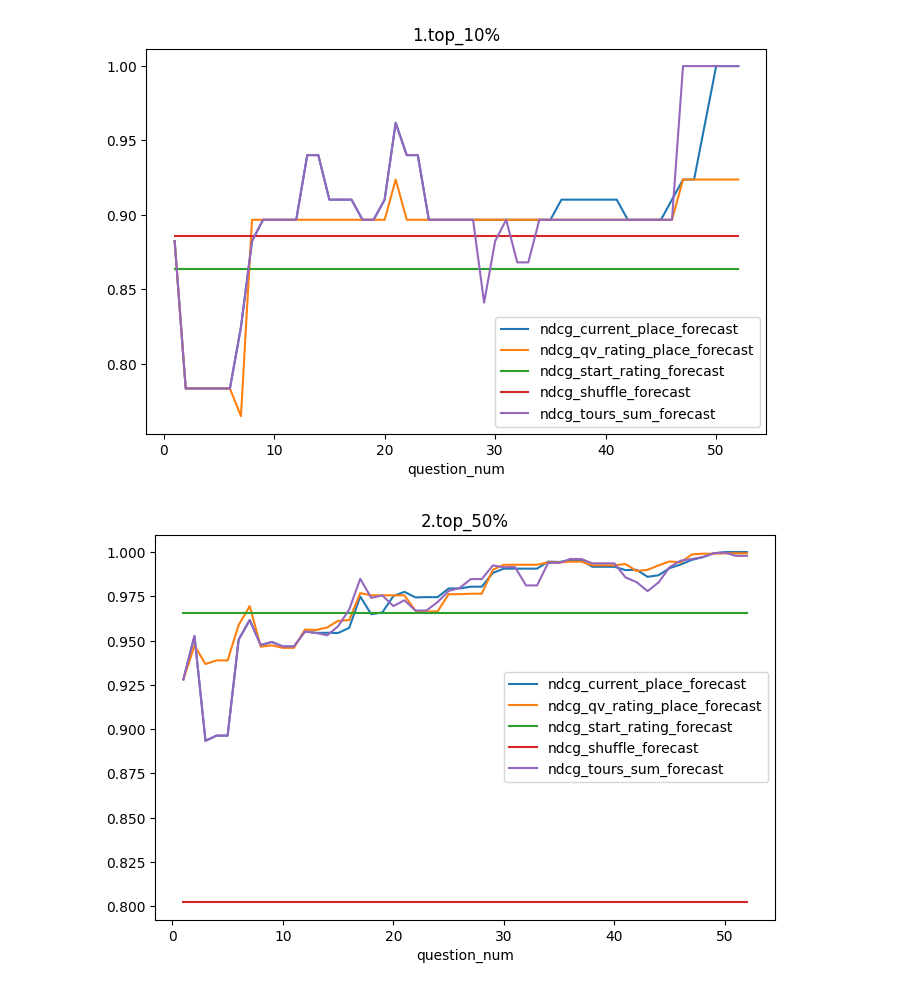
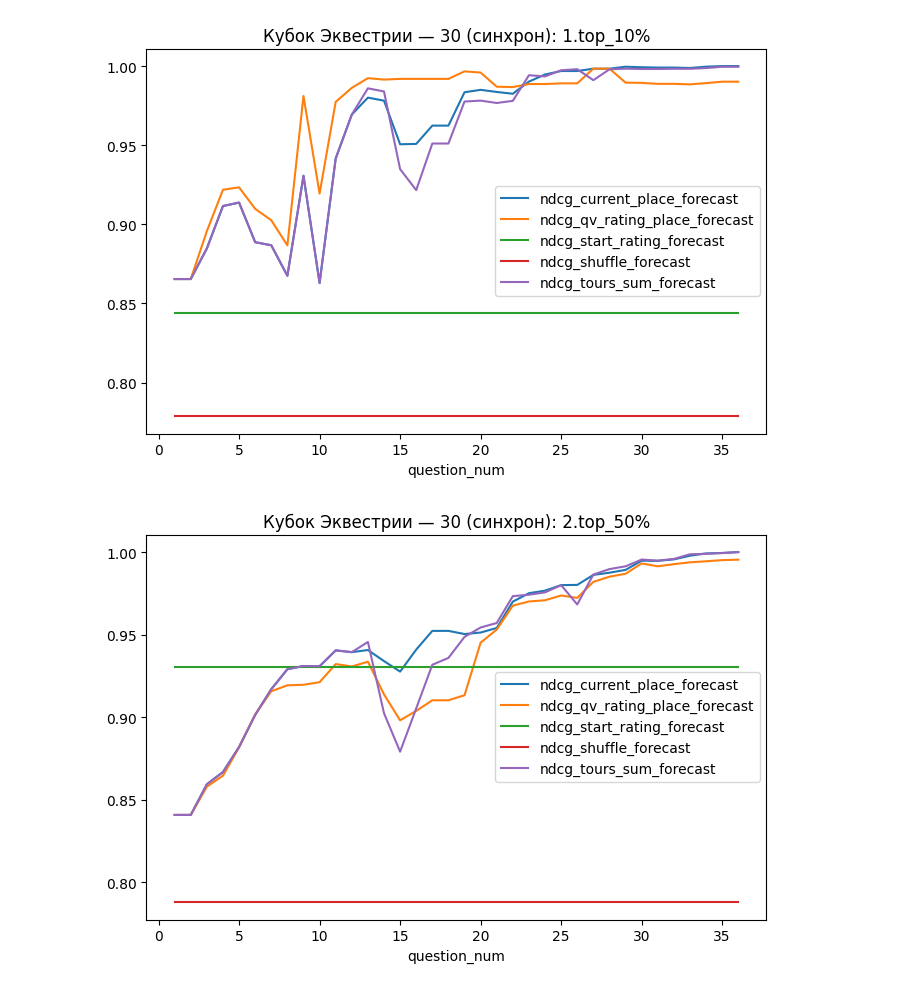
Before and after one commit to rosolimo212/chgk_results, a Jupyter notebook: per.ipynb, the cells around one changed output. Saved outputs shown, nothing was run; the diff lists cells and outputs as text; code cells hidden in the pictures.

```diff
--- a/per.ipynb
+++ b/per.ipynb
@@ -22,5 +33,4 @@ pd.set_option('display.max_colwidth', 5000)
 # %%
-# настройки
 # количество вопросов "виртуальной перестрелки", кототорое планируем моделировать
 test_distnce = 8
 
@@ -28,13 +38,35 @@ test_distnce = 8
 first_percentile = 0.1
 second_percentile = 0.5
 
+# процентили, на которые мы разделили выборрку турниров по сложности
+dl_border1 = 0.33
+dl_border2 = 0.66
+
+# процентили, на которые мы разделили выборрку турниров по числу участников
+size_border1 = 0.1
+size_border2 = 0.5
+
 # количество команд, которые участвуют в построении метрики
-k_opt = 200
+k_opt = 800
 
 # тестовый период для проверки работы функций
-test_start_date = '2024-12-01'
-test_finish_date = '2024-12-02'
+test_start_date = '2025-02-01'
+test_finish_date = '2025-02-15'
 
 # продовое время для обработки биг даты
-start_date = '2023-01-01'
-finish_date = '2025-12-01'
+start_date = '2022-01-01'
+finish_date = '2025-03-01'
+
+# режим работы с данными: тянуть свежее по api (примерно 4 часа) или взять устаревшие данные из файла
+# data_work_option = 'api'
+data_work_option = 'file'
+
+# настройки цветов графиков
+colors = plt.colormaps['Set1']
+metric_dict = {
+    'ndcg_start_rating_forecast': {'name': 'Стартовый рейтинг', 'color': colors(1)},
+    'ndcg_shuffle_forecast': {'name': 'Случайная тасовка', 'color': colors(0)},
+    'ndcg_current_place_forecast': {'name': 'Занятое место', 'color': colors(5)},
+    'ndcg_qv_rating_place_forecast': {'name': 'Рейтинг взятых вопросов', 'color': colors(2)},
+    'ndcg_tours_sum_forecast': {'name': 'Сумма мест в турах', 'color': colors(4)},
+}
@@ -335,6 +550,6 @@ Status code:  200
 # %%
 # собранный датассет по одному турниру
-tourn_id = tourn_lst_df['tourn_id'].values[0]
+tourn_id = tourn_lst_df['tourn_id'].values[5]
 tourn_df, question_df, players_df, work_df = get_data(tourn_id)
 work_df = work_df.merge(tourn_lst_df, on='tourn_id')
 work_df.sample(3)
@@ -483,6 +698,7 @@ make_metrics(
 # %%
 # а теперь проход по всем вопроса турнира
 res_df, forec_df = get_tourn_stat(work_df)
+res_df = res_df.merge(tourn_lst_df, 'left', on='tourn_id')
 res_df.sample(3)
 # %% [output]
 |  | question_num | tourn_id | segment | size | ndcg_start_rating_forecast | accuracy_start_rating_forecast |  | ... |
@@ -496,12 +712,15 @@ len(res_df)
 # %%
+tourn_name = res_df['tourn_name'].values[0]
 for segment in res_df['segment'].unique():
     res_df[res_df['segment'] == segment].set_index('question_num')[[
                                                                     'ndcg_current_place_forecast',
                                                                     'ndcg_qv_rating_place_forecast',
                                                                     'ndcg_start_rating_forecast',
                                                                     'ndcg_shuffle_forecast',
                                                                     'ndcg_tours_sum_forecast'
-                                                                    ]].plot(title=segment)
+                                                                    ]].plot(
+                                                                        title=tourn_name+": "+segment,
+                                                                            )
 # %% [output]
-[figure, old version]
+[figure, new version]
-[figure, old version]
+[figure, new version]
```
Also changed, not shown: parts of 63 cells of this notebook.
